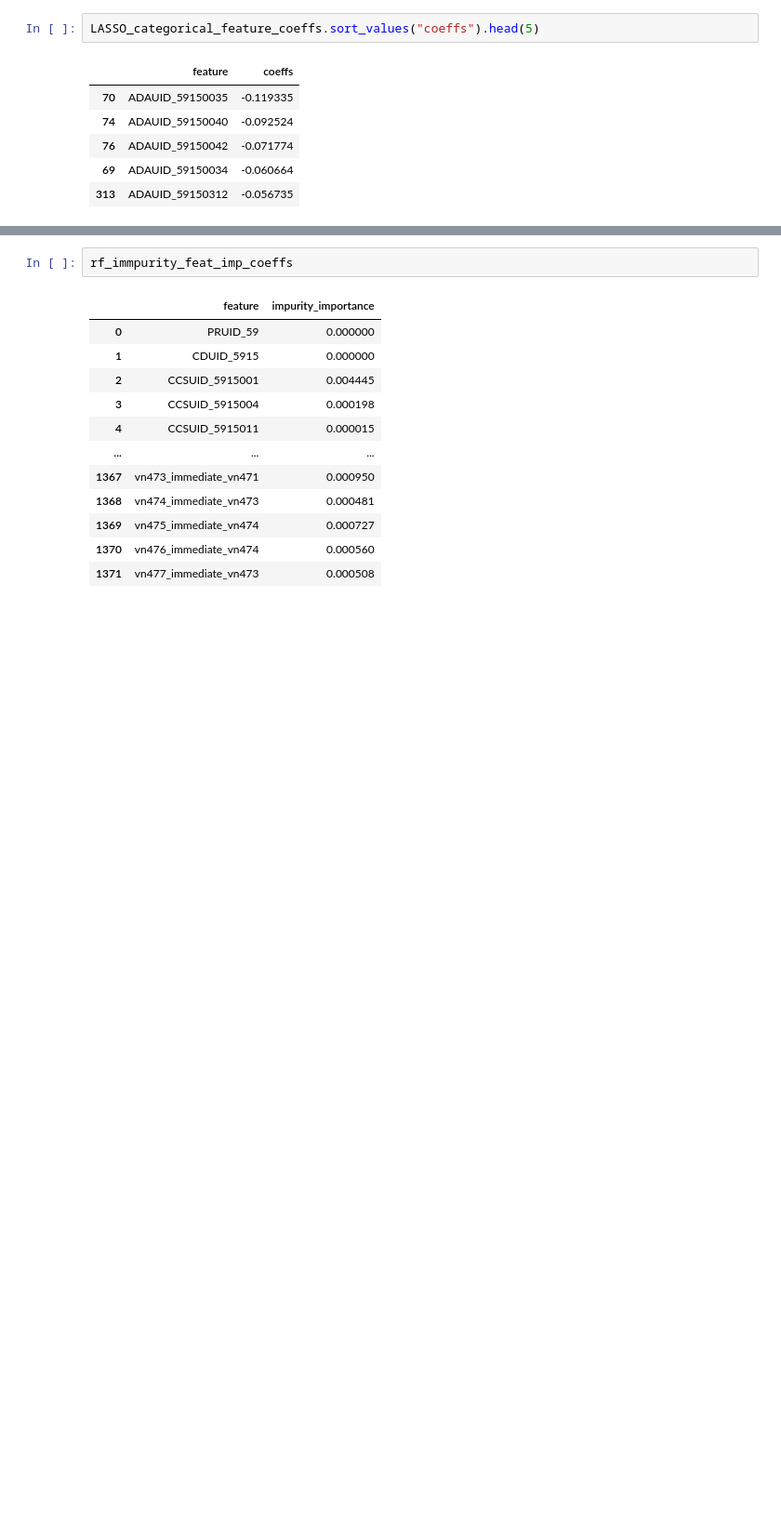
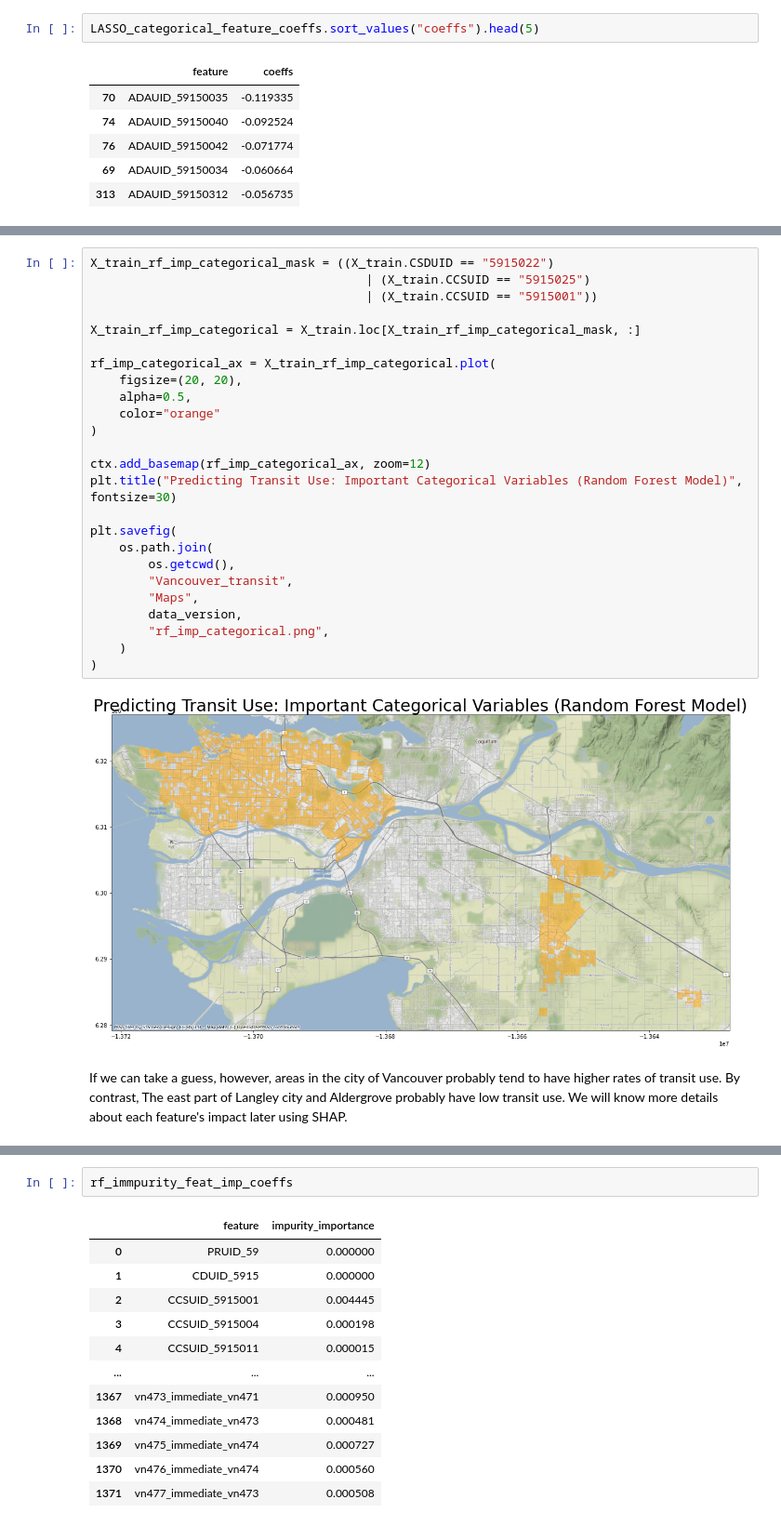
Before and after one commit to ZIBOWANGKANGYU/Vancouver_transit, a Jupyter notebook: book/Model_analysis.ipynb, the cells around one changed output, grey strips where cells are left out. Shown at 93% size. Drawn from its saved outputs; the diff is of its cells as text; blank space fills up the shorter version.

```diff
--- a/book/Model_analysis.ipynb
+++ b/book/Model_analysis.ipynb
@@ -251,0 +275,29 @@ categorical_features
+# %%
+X_train_rf_imp_categorical_mask = ((X_train.CSDUID == "5915022")
+                                      | (X_train.CCSUID == "5915025")
+                                      | (X_train.CCSUID == "5915001"))
+
+X_train_rf_imp_categorical = X_train.loc[X_train_rf_imp_categorical_mask, :]
+
+rf_imp_categorical_ax = X_train_rf_imp_categorical.plot(
+    figsize=(20, 20),
+    alpha=0.5,
+    color="orange"
+)
+
+ctx.add_basemap(rf_imp_categorical_ax, zoom=12)
+plt.title("Predicting Transit Use: Important Categorical Variables (Random Forest Model)", fontsize=30)
+
+plt.savefig(
+    os.path.join(
+        os.getcwd(),
+        "Vancouver_transit",
+        "Maps",
+        data_version,
+        "rf_imp_categorical.png",
+    )
+)
+# %% [output]
+[figure, added]
+# %% [markdown]
+If we can take a guess, however, areas in the city of Vancouver probably tend to have higher rates of transit use. By contrast, The east part of Langley city and Aldergrove probably have low transit use. We will know more details about each feature's impact later using SHAP.
```
Also changed, not shown: parts of 22 cells of this notebook, 4 other files.
